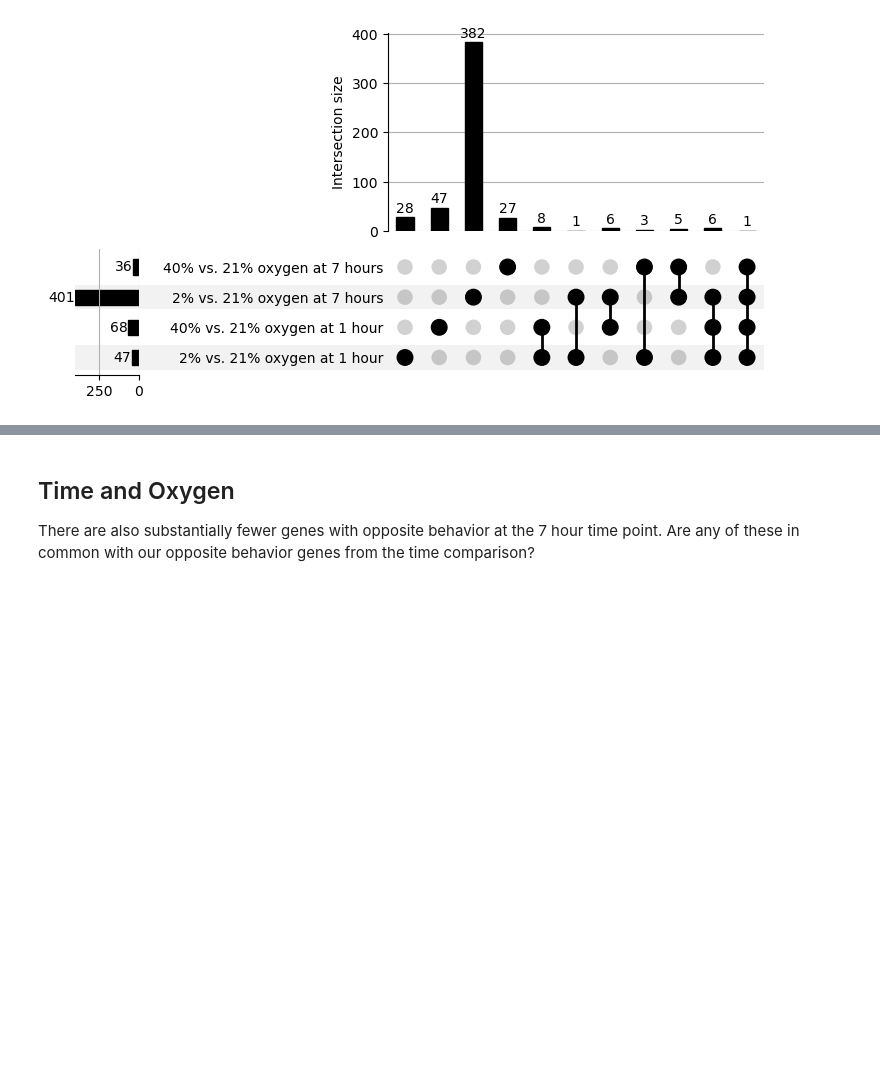
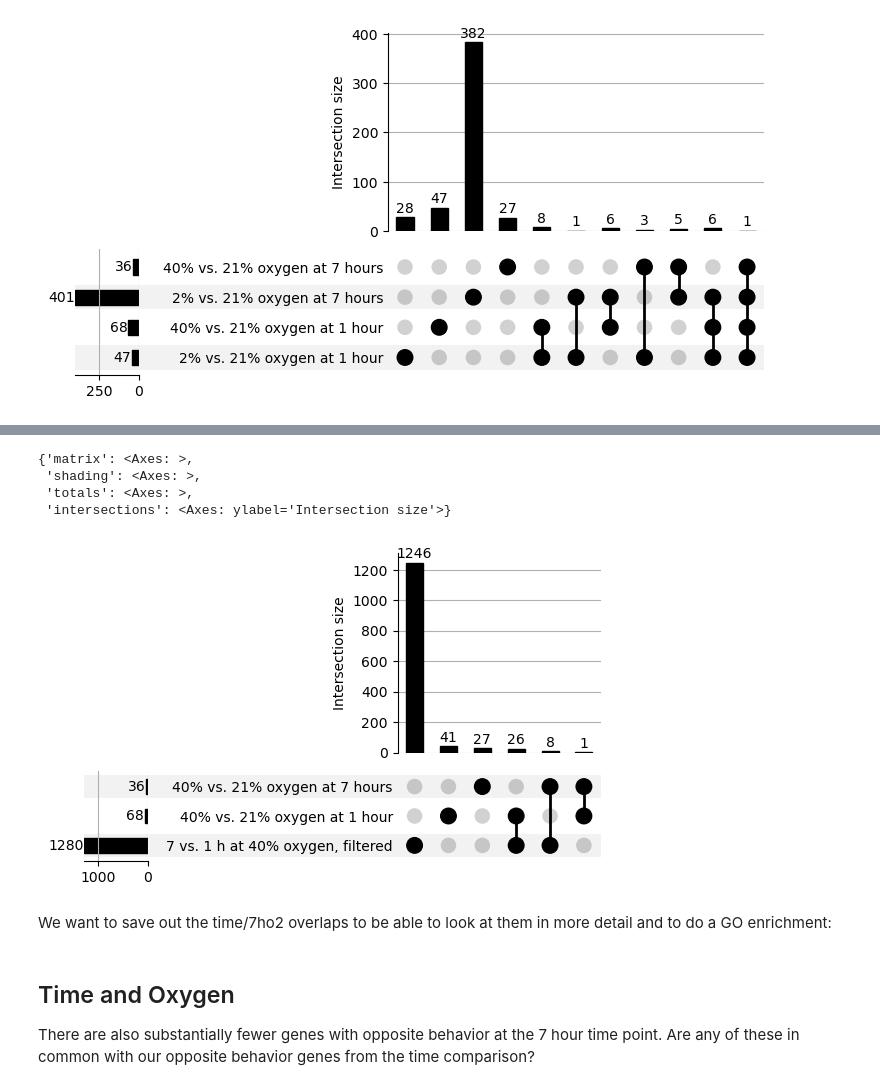
Before and after one commit to serenalotreck/photorespiration-omics, a Jupyter notebook: notebooks/transcriptomics_visualizations.ipynb, the cells around one changed output, grey strips where cells are left out. Cells and saved outputs as stored; diff of their text form; code cells hidden in the pictures; blank space fills up the shorter version.

```diff
--- a/notebooks/transcriptomics_visualizations.ipynb
+++ b/notebooks/transcriptomics_visualizations.ipynb
@@ -263,0 +246,17 @@ plt.legend()
+# %%
+forty_comps = {
+    '7 vs. 1 h at 40% oxygen, filtered': forty_filtered_by_21.gene_id.tolist(),
+    '40% vs. 21% oxygen at 1 hour': genes_in_o2_comps['40% vs. 21% oxygen at 1 hour'],
+    '40% vs. 21% oxygen at 7 hours': genes_in_o2_comps['40% vs. 21% oxygen at 7 hours']
+}
+warnings.filterwarnings('ignore')
+to_plot = from_contents(forty_comps)
+plot(to_plot, show_counts=True, sort_categories_by='input')
+# %% [output]
+{'matrix': <Axes: >,
+ 'shading': <Axes: >,
+ 'totals': <Axes: >,
+ 'intersections': <Axes: ylabel='Intersection size'>}
+[figure, added]
+# %% [markdown]
+We want to save out the time/7ho2 overlaps to be able to look at them in more detail and to do a GO enrichment:
```
Also changed, not shown: parts of 56 cells of this notebook, 5 other files.
